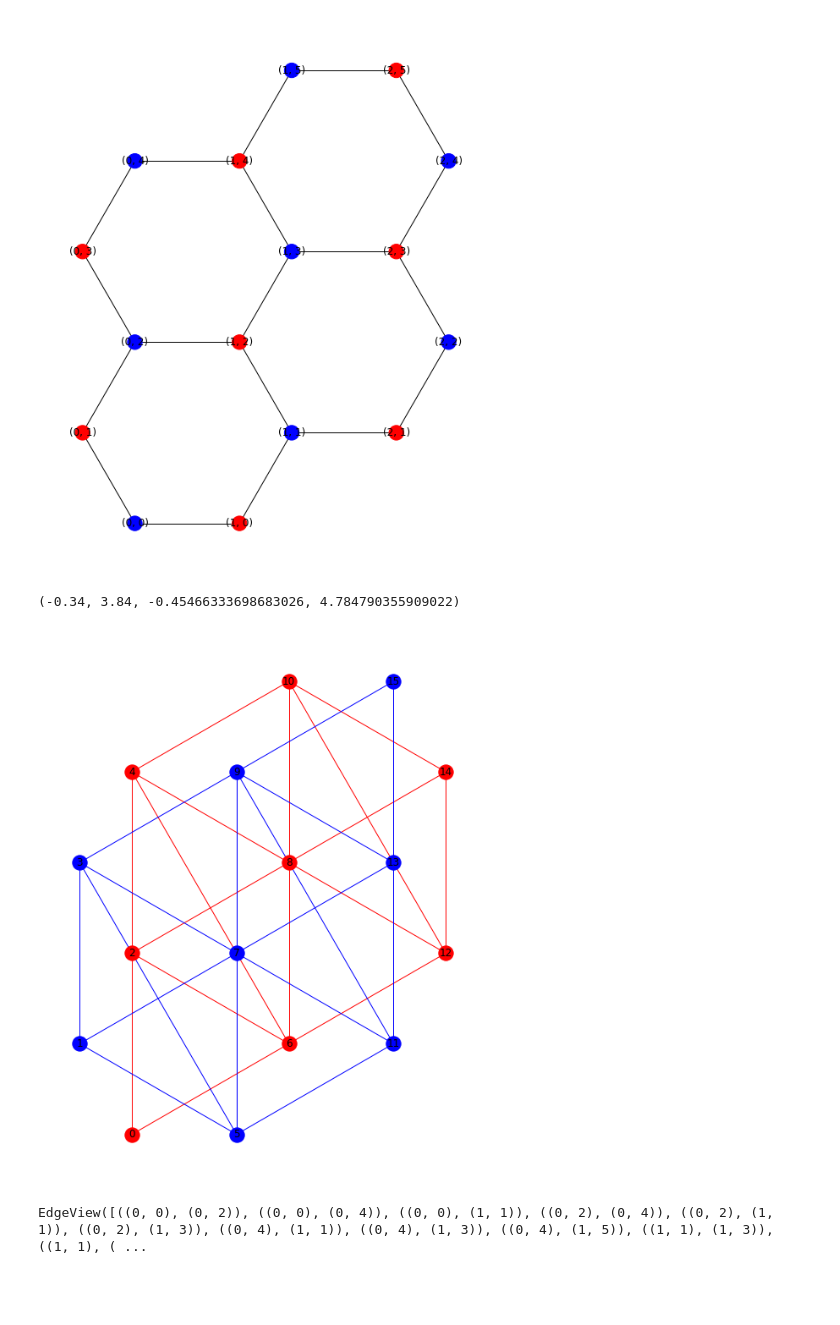
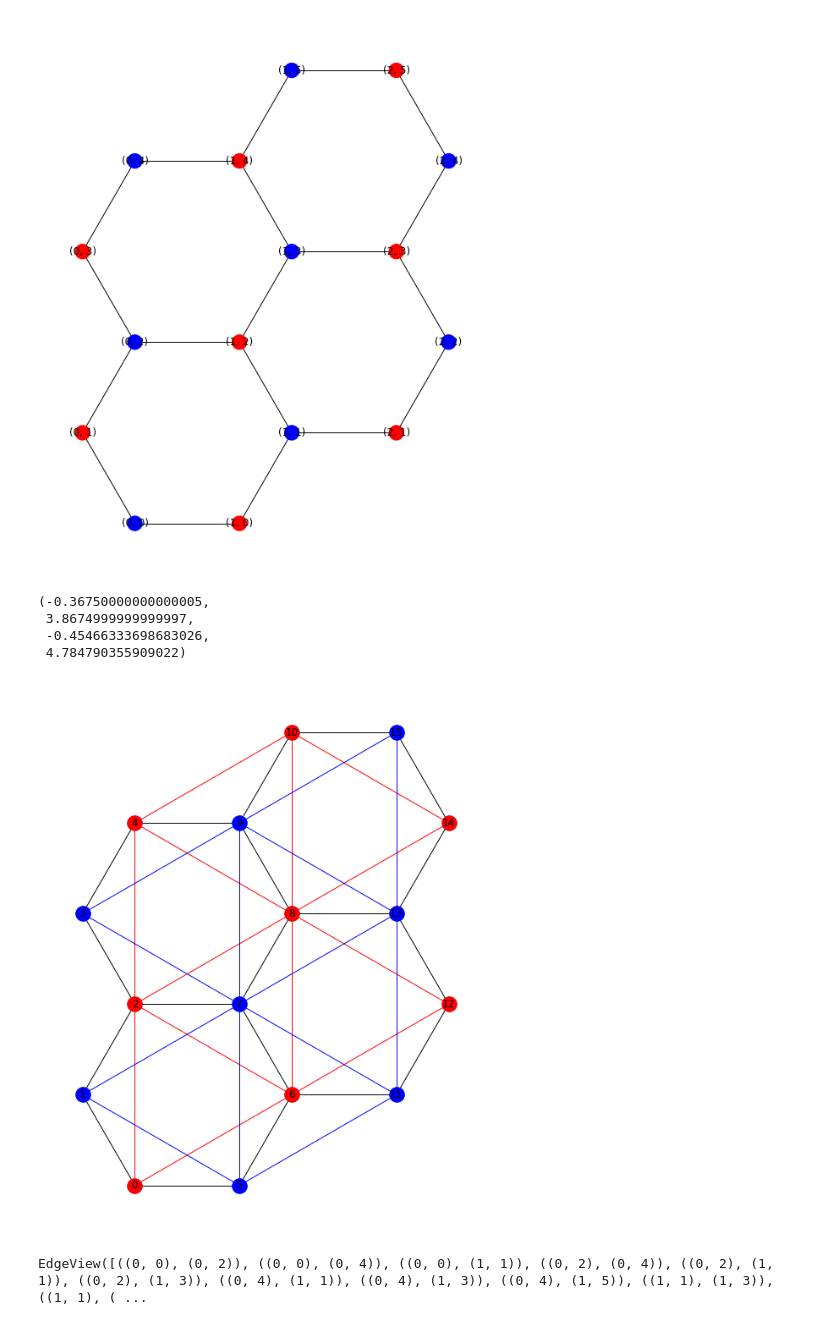
Before and after one commit to Wronsmin/Quantum-Computing, a Jupyter notebook: source/Hubbard/exagonal_graph.ipynb, the cells around one changed output. Cells and saved outputs as stored; diff of their text form; code cells hidden in the pictures; blank space fills up the shorter version.

```diff
--- a/source/Hubbard/exagonal_graph.ipynb
+++ b/source/Hubbard/exagonal_graph.ipynb
@@ -101,44 +79,33 @@ nodes = list(G.nodes)
 for i, node in enumerate(nodes):
     if i % 2 == 0:
         pos1[node] = pos[node]
-        if i < 6:
-            for j in range(2, 8, 2):
-                try:
-                    NN_1.add_edge(node, nodes[i + j])
-                except:
-                    pass
-        else:
-            for j in it.chain(range(-6, 0, 2), range(2, 8, 2)):
+        for j in range(4, 8, 2):
                 try:
                     NN_1.add_edge(node, nodes[i + j])
                 except:
                     pass
     else:
         pos2[node] = pos[node]
-        if i < 6:
-            for j in range(2, 8, 2):
+        for j in range(4, 8, 2):
                 try:
                     NN_2.add_edge(node, nodes[i + j])
                 except:
                     pass
-        else:
-            for j in it.chain(range(-6, 0, 2), range(2, 8, 2)):
-                try:
-                    NN_2.add_edge(node, nodes[i + j])
-                except:
-                    pass
 # %%
 plt.figure(figsize=(16,9))
-#nx.draw(G, pos=pos)
+nx.draw(G, pos=pos)
 nx.draw(NN_1, pos=pos1, edge_color='r', node_color='r')
 nx.draw(NN_2, pos=pos2, edge_color='b', node_color='b')
 nx.draw_networkx_labels(G, pos=pos, labels=labels)
 plt.axis('scaled');
 plt.tight_layout()
 plt.axis("off")
 # %% [output]
-(-0.34, 3.84, -0.45466333698683026, 4.784790355909022)
+(-0.36750000000000005,
+ 3.8674999999999997,
+ -0.45466333698683026,
+ 4.784790355909022)
-[figure, old version]
+[figure, new version]
 # %%
 NN_1.edges
 # %% [output]
```
Also changed, not shown: parts of 4 cells of this notebook.
